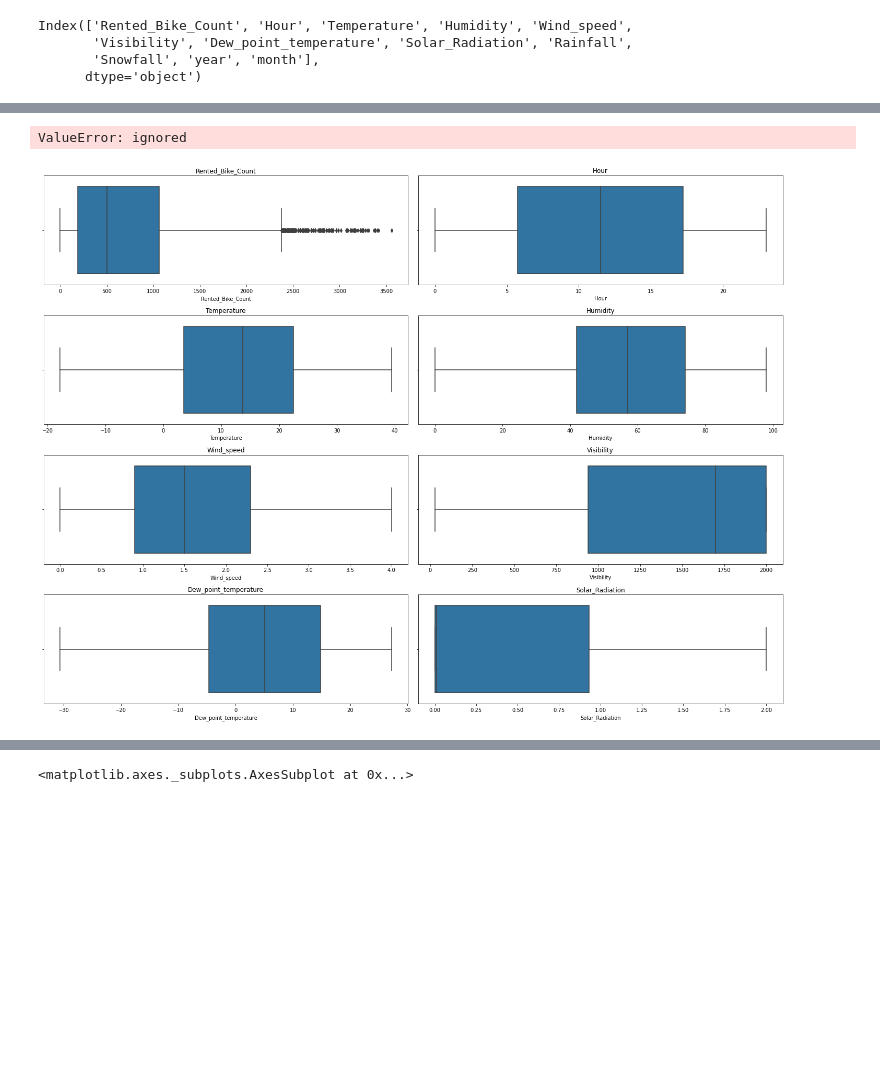
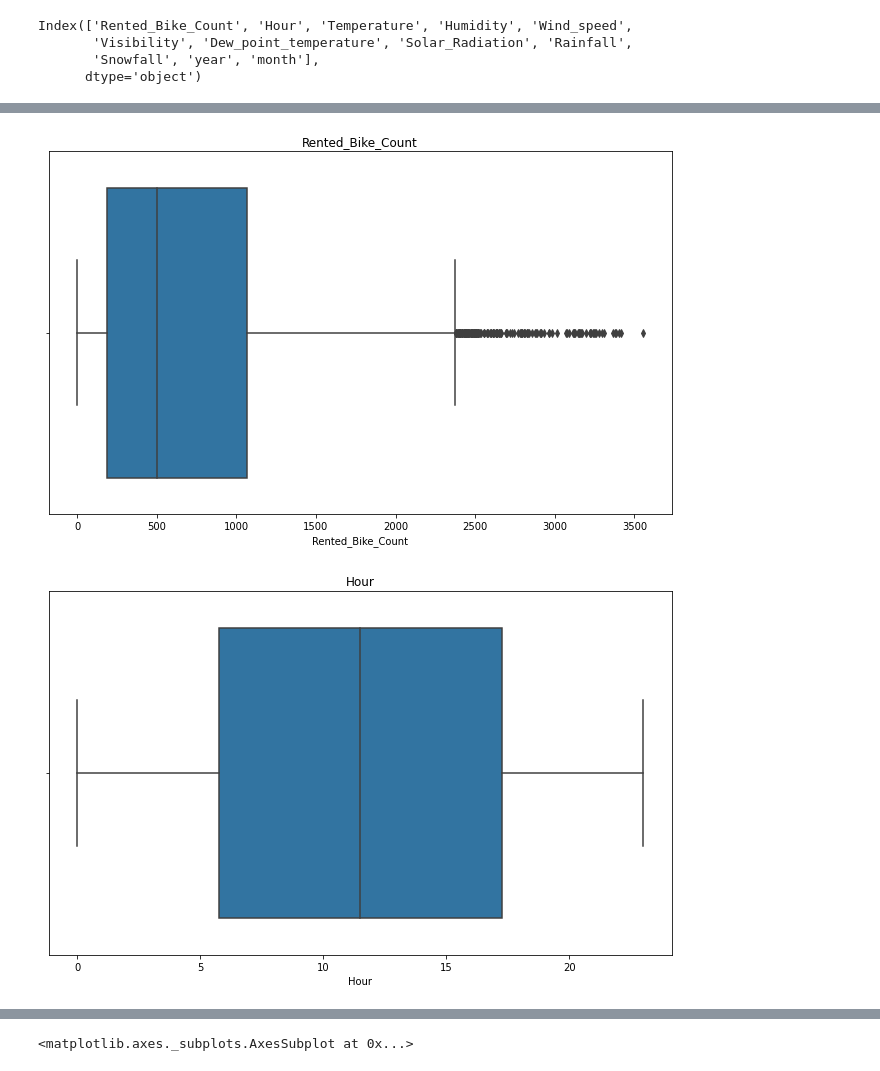
Before and after one commit to ajinkyajumde/SeoulBikeData, a Jupyter notebook: Bike_Sharing_Demand.ipynb, the cells around one changed output, grey strips where cells are left out. Drawn from its saved outputs; the diff is of its cells as text; code cells hidden in the pictures; blank space fills up the shorter version.

```diff
--- a/Bike_Sharing_Demand.ipynb
+++ b/Bike_Sharing_Demand.ipynb
@@ -202,13 +202,13 @@ Index(['Rented_Bike_Count', 'Hour', 'Temperature', 'Humidity', 'Wind_speed',
        'Snowfall', 'year', 'month'],
       dtype='object')
 # %%
-n = 1
-plt.figure(figsize=(20,15))
+for col in numerical_features:
+  plt.figure(figsize=(9,6))
+  sns.boxplot(x=dataset[col])
 
-for col in numerical_features:
-  plt.subplot(3,3,n)
-  n=n+1
-  sns.boxplot(x=dataset[col])
   plt.title(col)
   plt.tight_layout()
+  n=n+1
+
+plt.show()
 # %% [output]
@@ -220,15 +230,15 @@ dataset.loc[dataset['Solar_Radiation']>=2,'Solar_Radiation']= 2
 dataset.loc[dataset['Snowfall']>=1.5,'Snowfall']= 1.5
 dataset.loc[dataset['Wind_speed']>=4,'Wind_speed']= 4
 # %%
-n = 1
-plt.figure(figsize=(20,15))
+for col in numerical_features:
+  plt.figure(figsize=(9,6))
+  sns.boxplot(x=dataset[col])
 
-for col in numerical_features:
-  plt.subplot(4,2,n)
-  n=n+1
-  sns.boxplot(x=dataset[col])
   plt.title(col)
   plt.tight_layout()
+  n=n+1
+
+plt.show()
 # %% [output]
-ValueError: ignored
-[figure, old version]
+[figure, new version]
+[figure, added]
```
Also changed, not shown: parts of 4 cells of this notebook.
